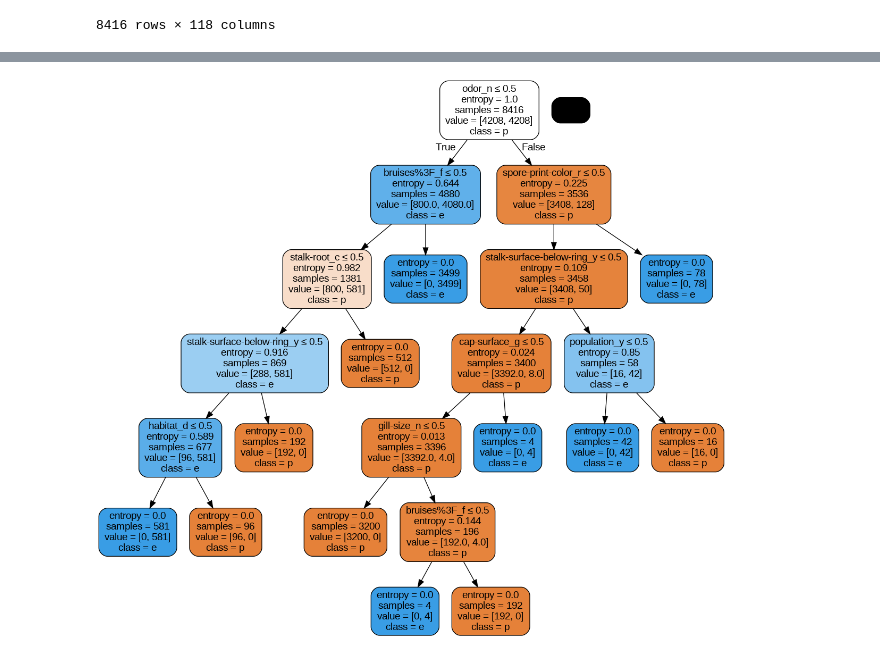
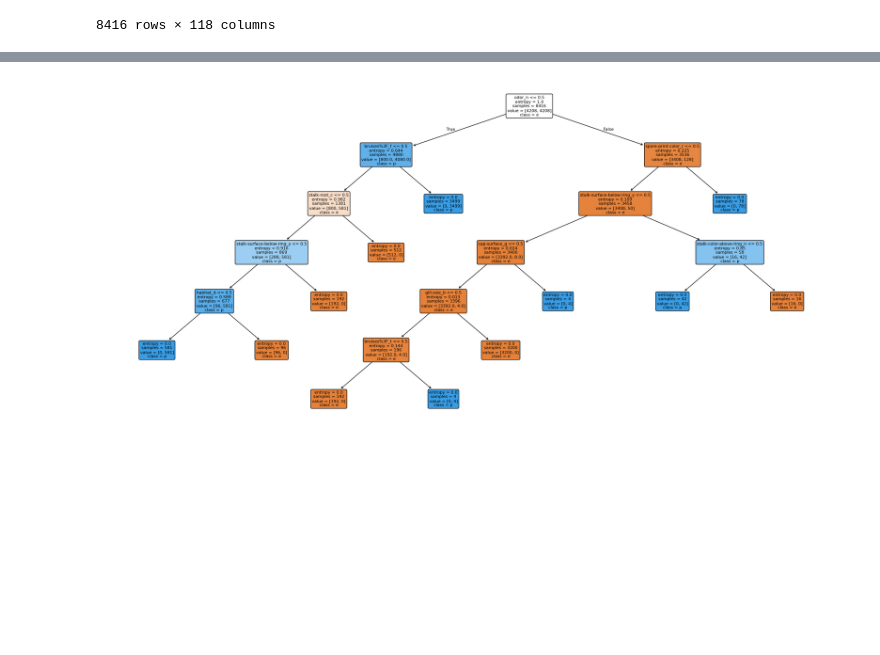
Before and after one commit to SantiagoOsorioTamayo/Practica_ML_Python_Hongo, a Jupyter notebook: Practica_ML_Hongos.ipynb, the cells around one changed output, grey strips where cells are left out. Saved outputs shown, nothing was run; the diff lists cells and outputs as text; code cells hidden in the pictures; blank space fills up the shorter version.

Commit message:
Ajuste al modelamiento de datos

```diff
--- a/Practica_ML_Hongos.ipynb
+++ b/Practica_ML_Hongos.ipynb
@@ -220,13 +218,16 @@ from IPython.display import Image # Librería gráfica
 from sklearn.tree import export_graphviz # Modelo de grafos
 import pydotplus # Objeto gráfico
 from six import StringIO # Librería gráfica
-# %%
-dot_datos=StringIO()
-var_predictoras=nombres_columnas # Variables predictoras al usar OneHotEncoder
-nombres_clases=['p','e']
-export_graphviz(modelo,feature_names=var_predictoras,out_file=dot_datos,
-                class_names=nombres_clases,filled=True,rounded=True,special_characters=True)
-grafica=pydotplus.graph_from_dot_data(dot_datos.getvalue())
-Image(grafica.create_png())
-# %% [output]
-[figure, removed]
+# %%
+from sklearn.tree import plot_tree
+import matplotlib.pyplot as plt
+
+plt.figure(figsize=(26, 12))
+plot_tree(modelo,
+          feature_names=nombres_columnas,
+          class_names=list(modelo.classes_),   # ['e', 'p']
+          filled=True, rounded=True, fontsize=8,
+          max_depth=10)
+plt.show()
+# %% [output]
+[figure, added]
```
Also changed, not shown: parts of 2 cells of this notebook.
